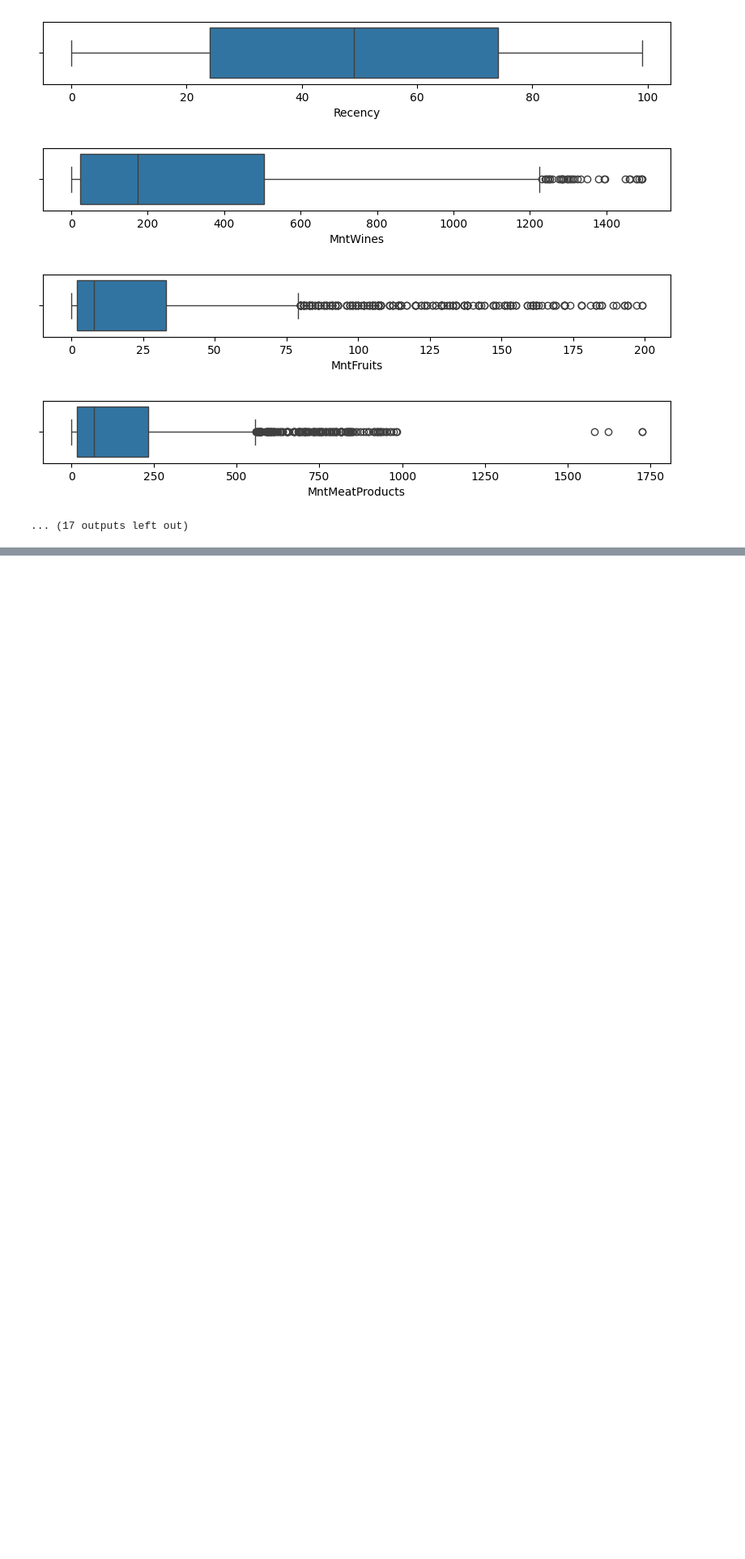
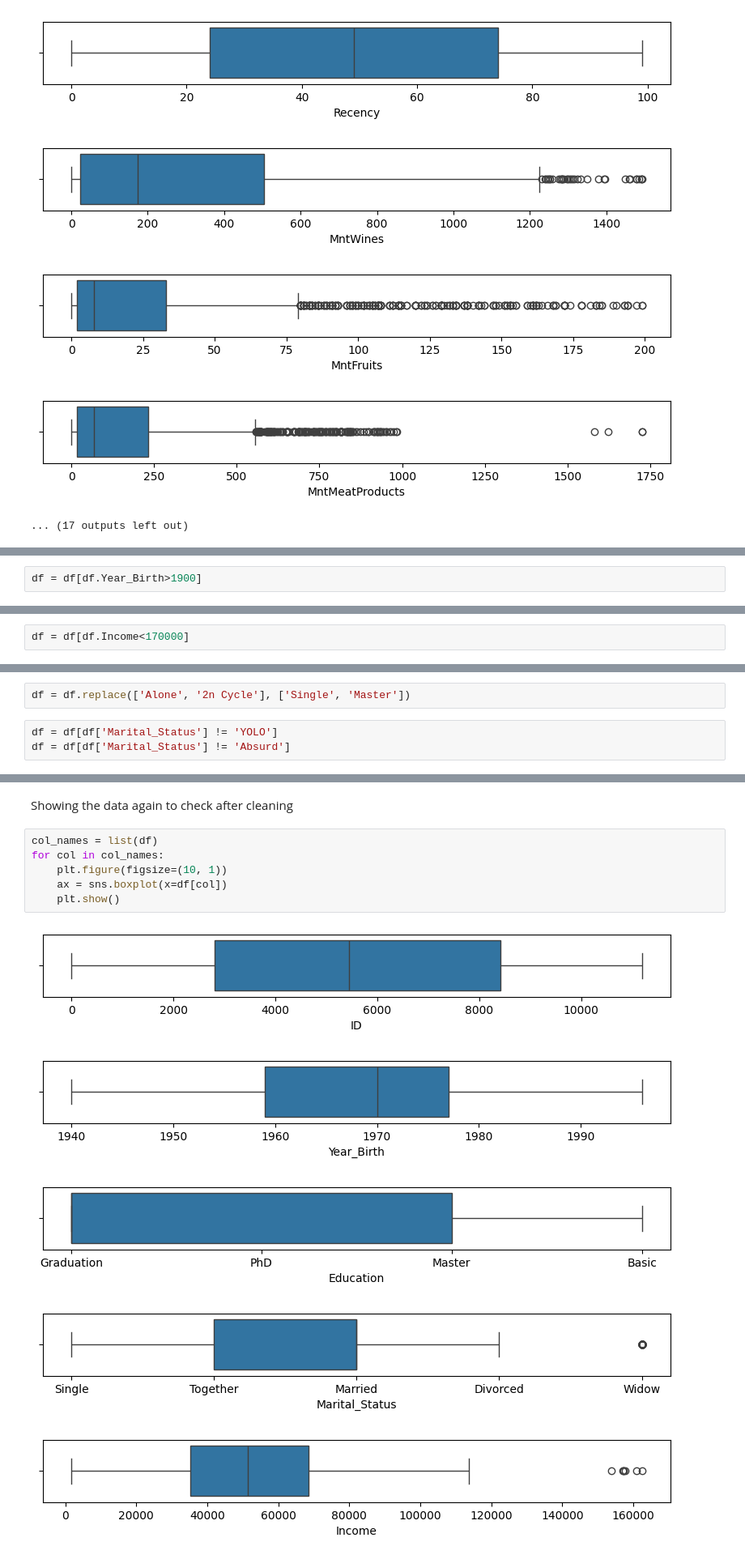
Before and after one commit to Swalke20/DLS_Project, a Jupyter notebook: 4. Customer Segmentation Project/Customer_segmentation_project.ipynb, the cells around one changed output, grey strips where cells are left out. Shown at 81% size. Saved outputs shown, nothing was run; the diff lists cells and outputs as text; blank space fills up the shorter version.

```diff
--- a/4. Customer Segmentation Project/Customer_segmentation_project.ipynb
+++ b/4. Customer Segmentation Project/Customer_segmentation_project.ipynb
@@ -176,0 +217,2 @@ Monetary
+# %%
+df = df[df.Year_Birth>1900]
@@ -176,0 +250,2 @@ Monetary
+# %%
+df = df[df.Income<170000]
@@ -176,0 +282,5 @@ Monetary
+# %%
+df = df.replace(['Alone', '2n Cycle'], ['Single', 'Master'])
+# %%
+df = df[df['Marital_Status'] != 'YOLO']
+df = df[df['Marital_Status'] != 'Absurd']
@@ -176,0 +295,14 @@ Monetary
+# %% [markdown]
+Showing the data again to check after cleaning
+# %%
+col_names = list(df)
+for col in col_names:
+    plt.figure(figsize=(10, 1))
+    ax = sns.boxplot(x=df[col])
+    plt.show()
+# %% [output]
+[figure, added]
+[figure, added]
+[figure, added]
+[figure, added]
+[figure, added]
```
Also changed, not shown: parts of 26 cells of this notebook.
